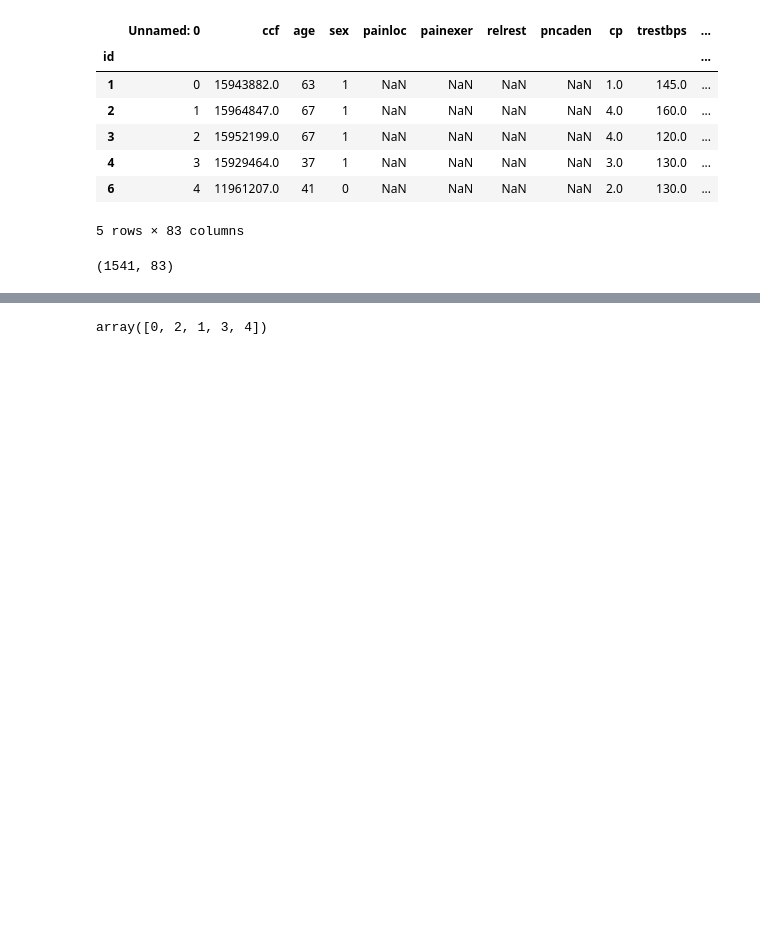
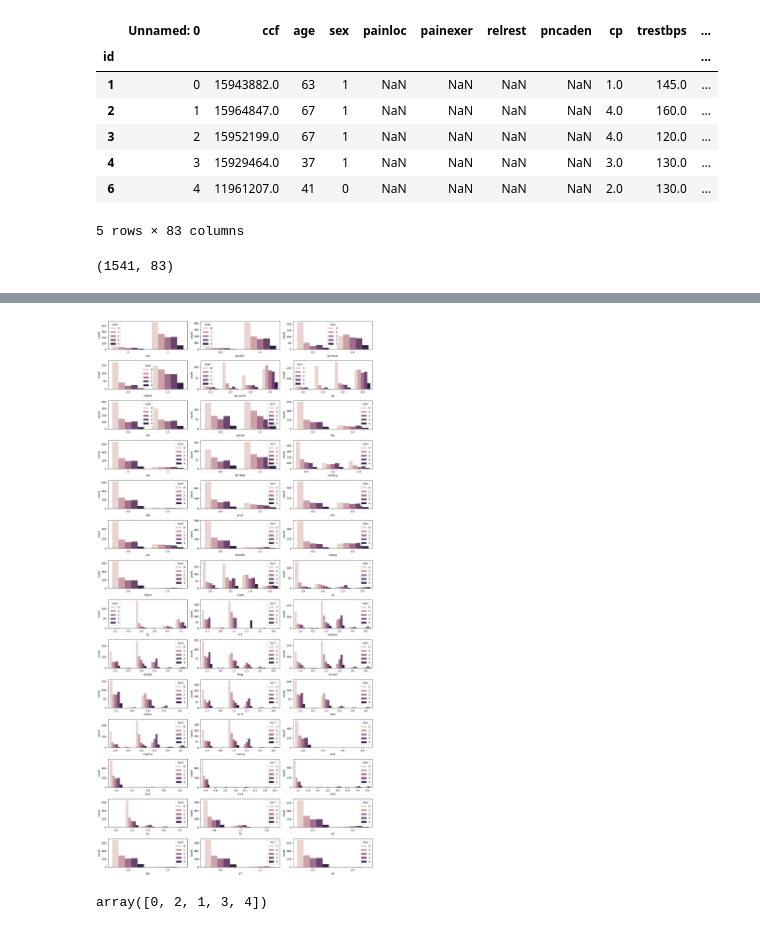
Before and after one commit to Wojsm2000/HeartDiseaseDiagnosis, a Jupyter notebook: EDA.ipynb, the cells around one changed output, grey strips where cells are left out. Saved outputs shown, nothing was run; the diff lists cells and outputs as text; code cells hidden in the pictures; blank space fills up the shorter version.

```diff
--- a/EDA.ipynb
+++ b/EDA.ipynb
@@ -89 +151,10 @@ numeric = ['age', 'trestbps', 'chol', 'cigs', 'years', 'thaldur', 'thaltime', 'm
+# %%
+plt.figure(figsize=(15,30))
+for i, col in enumerate(categorical):
+    plt.subplot(14, 3, i+1)
+    df_cleaned = df.dropna(subset=[col, 'num'])
+    sns.countplot(x=col, data=df_cleaned, hue='num')
+plt.tight_layout()
+# %% [output]
+[figure, added]
 # %%
```
Also changed, not shown: parts of 22 cells of this notebook.
